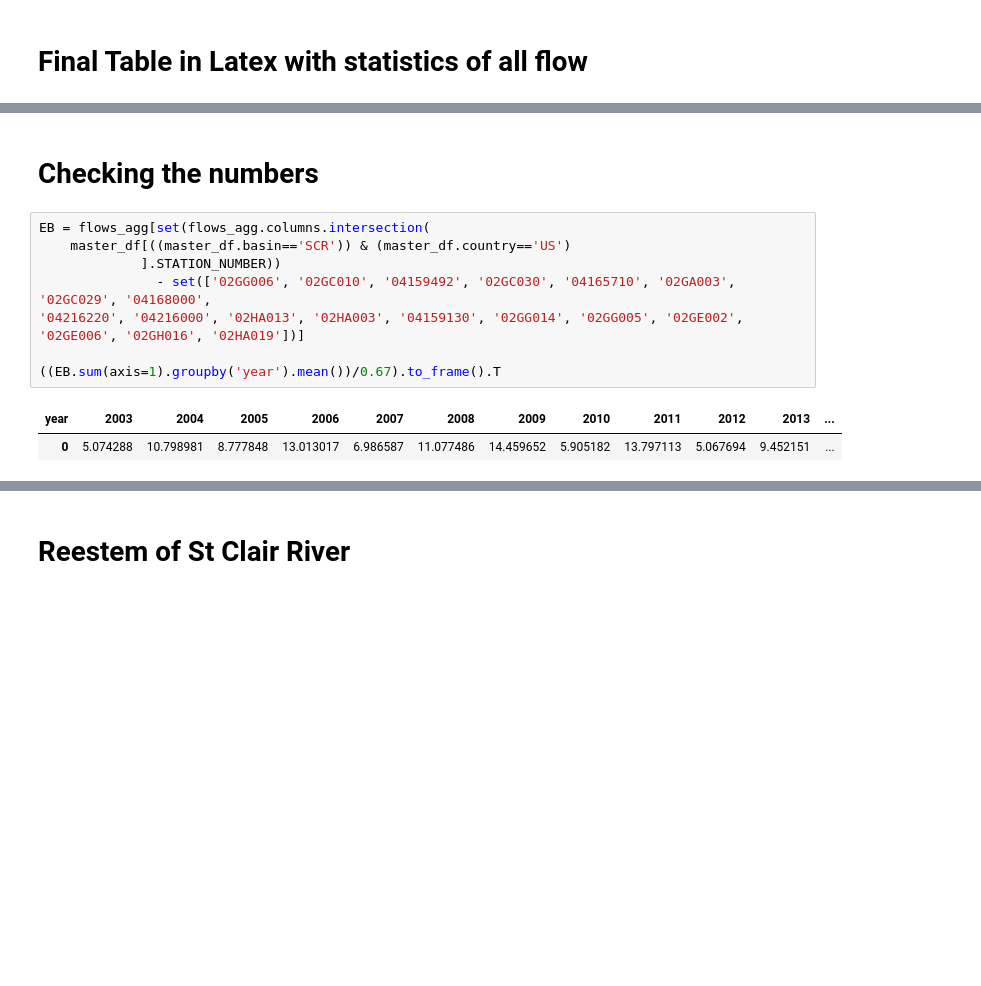
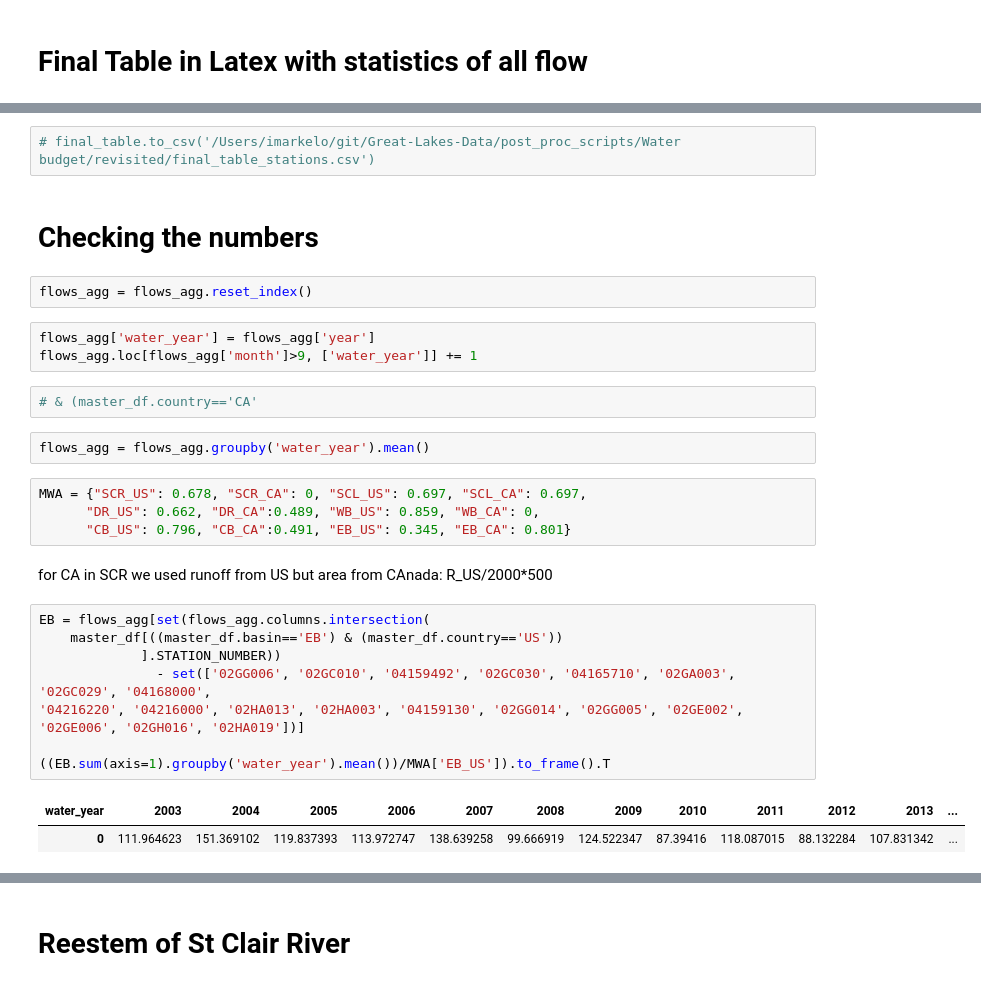
Before and after one commit to pycckuu/Great-Lakes-Data, a Jupyter notebook: post_proc_scripts/Water budget/revisited/Canada and US flows based on Serghei Tables.ipynb, the cells around one changed output, grey strips where cells are left out. Cells and saved outputs as stored; diff of their text form; blank space fills up the shorter version.

```diff
--- a/post_proc_scripts/Water budget/revisited/Canada and US flows based on Serghei Tables.ipynb
+++ b/post_proc_scripts/Water budget/revisited/Canada and US flows based on Serghei Tables.ipynb
@@ -530,14 +544,31 @@ basin & country &                                       STATION\_NAME & STATION\
+# %%
+# final_table.to_csv('/Users/imarkelo/git/Great-Lakes-Data/post_proc_scripts/Water budget/revisited/final_table_stations.csv')
 # %% [markdown]
 # Checking the numbers
+# %%
+flows_agg = flows_agg.reset_index()
+# %%
+flows_agg['water_year'] = flows_agg['year']
+flows_agg.loc[flows_agg['month']>9, ['water_year']] += 1
+# %%
+# & (master_df.country=='CA'
+# %%
+flows_agg = flows_agg.groupby('water_year').mean()
+# %%
+MWA = {"SCR_US": 0.678, "SCR_CA": 0, "SCL_US": 0.697, "SCL_CA": 0.697,
+      "DR_US": 0.662, "DR_CA":0.489, "WB_US": 0.859, "WB_CA": 0,
+      "CB_US": 0.796, "CB_CA":0.491, "EB_US": 0.345, "EB_CA": 0.801}
+# %% [markdown]
+for CA in SCR we used runoff from US but area from CAnada: R_US/2000*500
 # %%
 EB = flows_agg[set(flows_agg.columns.intersection(
-    master_df[((master_df.basin=='SCR')) & (master_df.country=='US')
+    master_df[((master_df.basin=='EB') & (master_df.country=='US'))
              ].STATION_NUMBER))
                - set(['02GG006', '02GC010', '04159492', '02GC030', '04165710', '02GA003', '02GC029', '04168000',
 '04216220', '04216000', '02HA013', '02HA003', '04159130', '02GG014', '02GG005', '02GE002',
 '02GE006', '02GH016', '02HA019'])]
 
-((EB.sum(axis=1).groupby('year').mean())/0.67).to_frame().T
+((EB.sum(axis=1).groupby('water_year').mean())/MWA['EB_US']).to_frame().T
 # %% [output]
-| year | 2003 | 2004 | 2005 | 2006 | 2007 | 2008 | 2009 | 2010 | 2011 | 2012 | 2013 | ... |
-| 0 | 5.074288 | 10.798981 | 8.777848 | 13.013017 | 6.986587 | 11.077486 | 14.459652 | 5.905182 | 13.797113 | 5.067694 | 9.452151 | ... |
+| water_year | 2003 | 2004 | 2005 | 2006 | 2007 | 2008 | 2009 | 2010 | 2011 | 2012 | 2013 | ... |
+| 0 | 111.964623 | 151.369102 | 119.837393 | 113.972747 | 138.639258 | 99.666919 | 124.522347 | 87.39416 | 118.087015 | 88.132284 | 107.831342 | ... |
```
Also changed, not shown: parts of 36 cells of this notebook, 22 other files.
